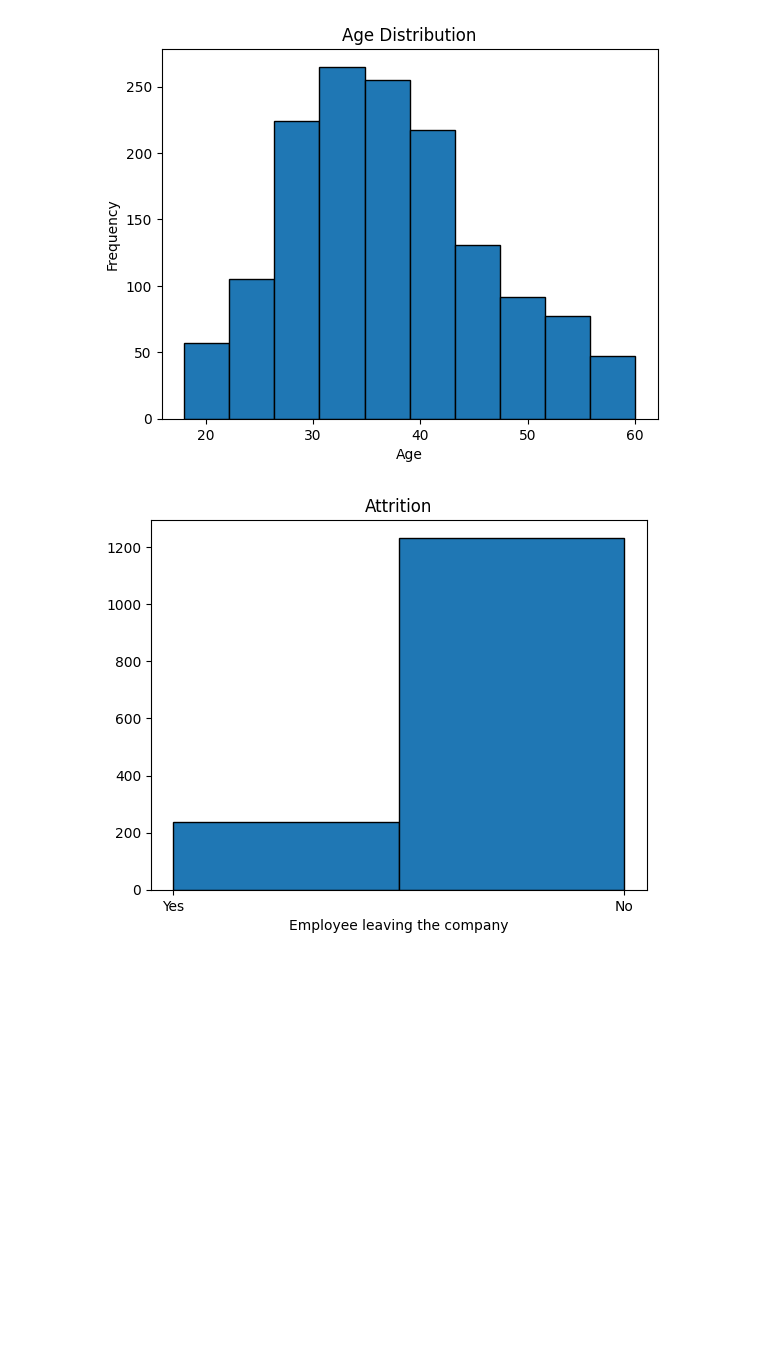
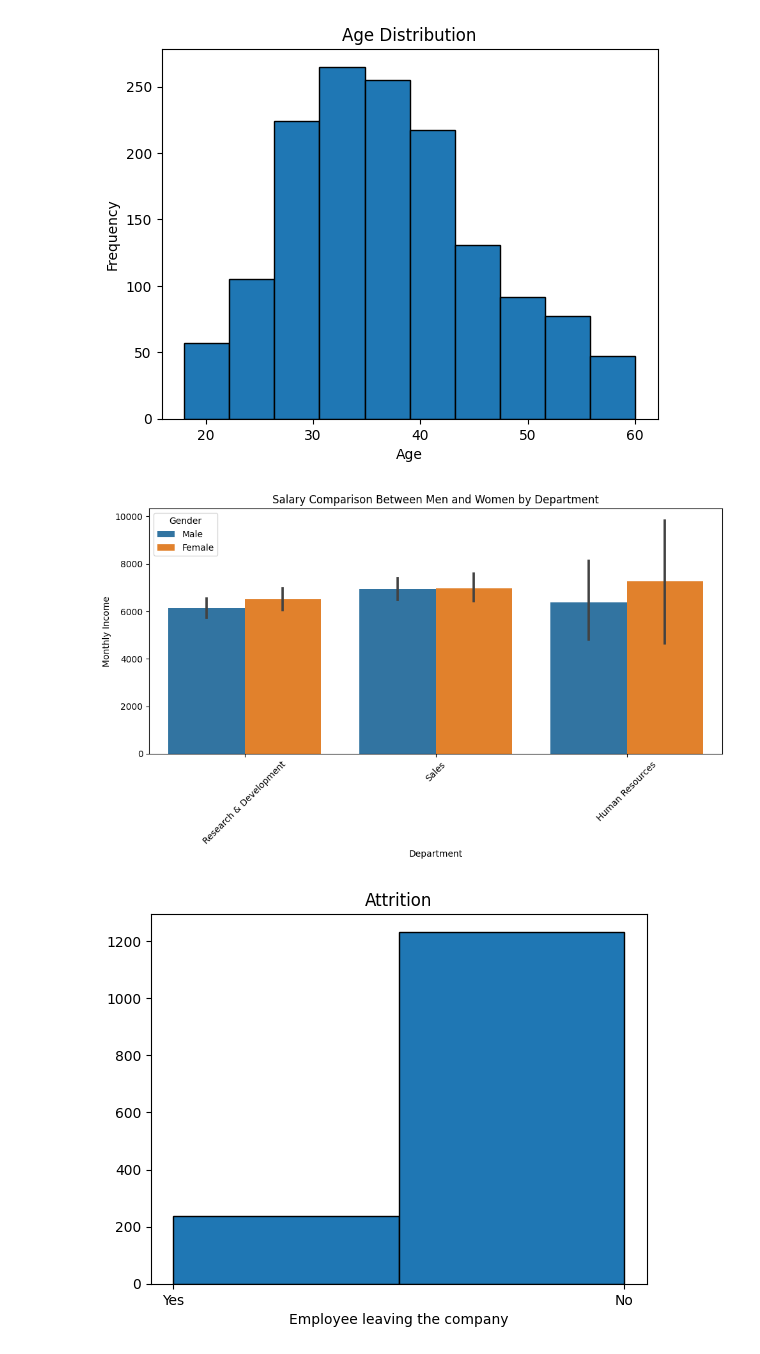
Before and after one commit to jmfsilvaj/HR-Analytics-Employee_Attrition, a Jupyter notebook: test_HR.ipynb, the cells around one changed output. Saved outputs shown, nothing was run; the diff lists cells and outputs as text; code cells hidden in the pictures; blank space fills up the shorter version.

```diff
--- a/test_HR.ipynb
+++ b/test_HR.ipynb
@@ -105,6 +105,25 @@ plt.title('Age Distribution')
 plt.show()
 # %% [output]
 [figure]
+# %%
+# Filter data for men and women
+men_data = df[df['Gender'] == 'Male']
+women_data = df[df['Gender'] == 'Female']
+
+combined_data = pd.concat([men_data, women_data])
+# %%
+plt.figure(figsize=(10, 6))
+sns.barplot(data=combined_data, x='Department', y='MonthlyIncome', hue='Gender')
+plt.xlabel('Department')
+plt.ylabel('Monthly Income')
+plt.title('Salary Comparison Between Men and Women by Department')
+plt.xticks(rotation=45)
+plt.tight_layout()
+
+# Show the plot
+plt.show()
+# %% [output]
+[figure, added]
 # %%
 plt.hist(df['Attrition'], bins=2, edgecolor='black')
 plt.xlabel('Employee leaving the company')
```
Also changed, not shown: parts of 1 cell of this notebook, 1 other file.
